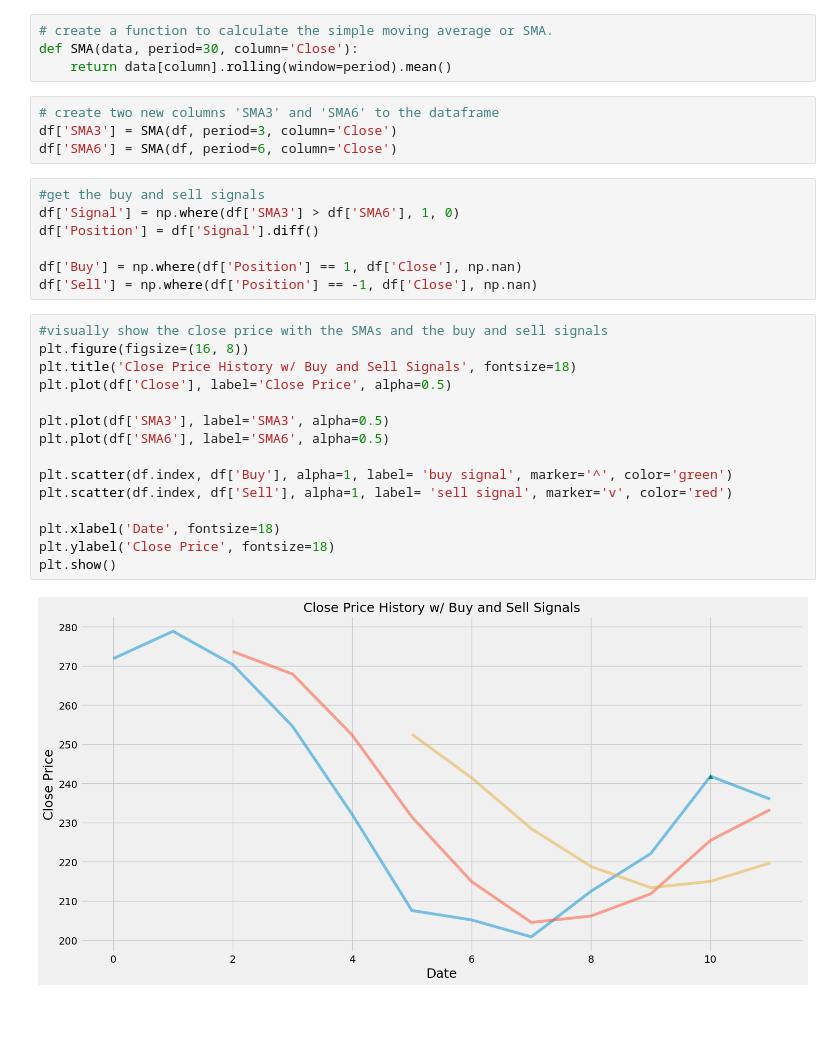
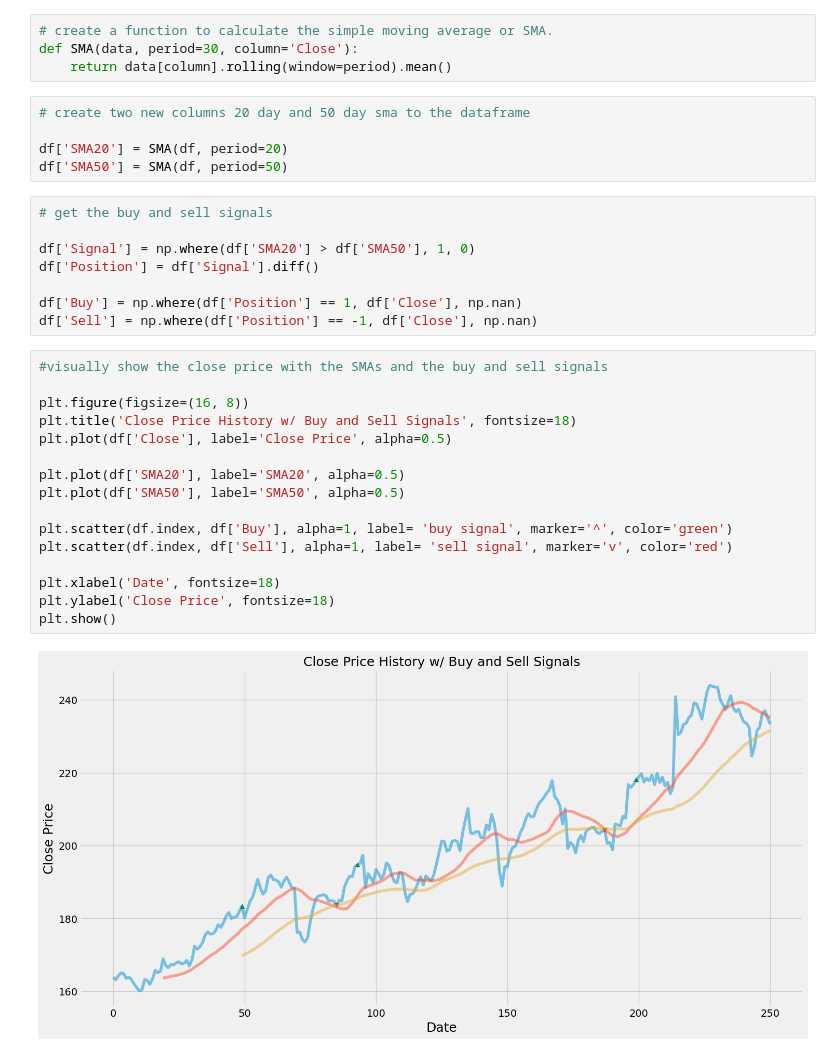
Before and after one commit to jackashleyb/Simple-Moving-Average-SMA-Crossover-Trading-Strategy, a Jupyter notebook: SMA Crossover.ipynb, the cells around one changed output. Cells and saved outputs as stored; diff of their text form; blank space fills up the shorter version.

```diff
--- a/SMA Crossover.ipynb
+++ b/SMA Crossover.ipynb
@@ -36,30 +36,33 @@ plt.show()
 def SMA(data, period=30, column='Close'):
     return data[column].rolling(window=period).mean()
 # %%
-# create two new columns 'SMA3' and 'SMA6' to the dataframe
-df['SMA3'] = SMA(df, period=3, column='Close')
-df['SMA6'] = SMA(df, period=6, column='Close')
+# create two new columns 20 day and 50 day sma to the dataframe
+
+df['SMA20'] = SMA(df, period=20)
+df['SMA50'] = SMA(df, period=50)
 # %%
-#get the buy and sell signals
-df['Signal'] = np.where(df['SMA3'] > df['SMA6'], 1, 0)
+# get the buy and sell signals
+
+df['Signal'] = np.where(df['SMA20'] > df['SMA50'], 1, 0)
 df['Position'] = df['Signal'].diff()
 
 df['Buy'] = np.where(df['Position'] == 1, df['Close'], np.nan)
 df['Sell'] = np.where(df['Position'] == -1, df['Close'], np.nan)
 # %%
 #visually show the close price with the SMAs and the buy and sell signals
+
 plt.figure(figsize=(16, 8))
 plt.title('Close Price History w/ Buy and Sell Signals', fontsize=18)
 plt.plot(df['Close'], label='Close Price', alpha=0.5)
 
-plt.plot(df['SMA3'], label='SMA3', alpha=0.5)
-plt.plot(df['SMA6'], label='SMA6', alpha=0.5)
+plt.plot(df['SMA20'], label='SMA20', alpha=0.5)
+plt.plot(df['SMA50'], label='SMA50', alpha=0.5)
 
 plt.scatter(df.index, df['Buy'], alpha=1, label= 'buy signal', marker='^', color='green')
 plt.scatter(df.index, df['Sell'], alpha=1, label= 'sell signal', marker='v', color='red')
 
 plt.xlabel('Date', fontsize=18)
 plt.ylabel('Close Price', fontsize=18)
 plt.show()
 # %% [output]
-[figure, old version]
+[figure, new version]
```
